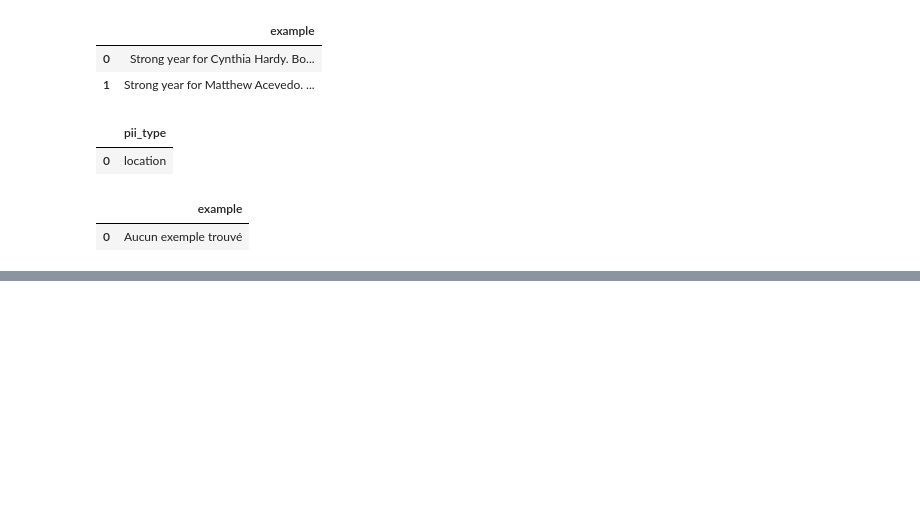
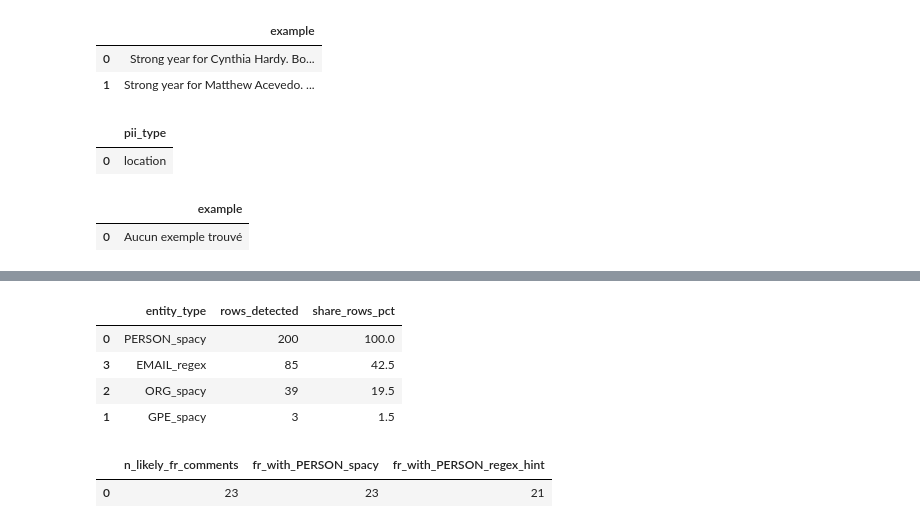
Before and after one commit to Franck-Beugnet/M2-B2-athena-celia-franck, a Jupyter notebook: notebooks/M2-B2_anonymisation_franck.ipynb, the cells around one changed output, grey strips where cells are left out. Drawn from its saved outputs; the diff is of its cells as text; code cells hidden in the pictures; blank space fills up the shorter version.

```diff
--- a/notebooks/M2-B2_anonymisation_franck.ipynb
+++ b/notebooks/M2-B2_anonymisation_franck.ipynb
@@ -165,0 +224,51 @@ with pd.option_context("display.max_colwidth", None):
+# %%
+# Extraction NER sur tout le sample
+ner_rows = []
+for idx, text in comments.items():
+    ents = extract_entities(text)
+    ner_rows.append(
+        {
+            "row_id": int(idx),
+            "comment": text,
+            **ents,
+        }
+    )
+
+ner_df = pd.DataFrame(ner_rows)
+
+# Frequencedetection par type
+freq_summary = pd.DataFrame(
+    {
+        "entity_type": ["PERSON_spacy", "GPE_spacy", "ORG_spacy", "EMAIL_regex"],
+        "rows_detected": [
+            int(ner_df["PERSON_spacy"].apply(len).gt(0).sum()),
+            int(ner_df["GPE_spacy"].apply(len).gt(0).sum()),
+            int(ner_df["ORG_spacy"].apply(len).gt(0).sum()),
+            int(ner_df["EMAIL_regex"].apply(len).gt(0).sum()),
+        ],
+    }
+)
+freq_summary["share_rows_pct"] = (100 * freq_summary["rows_detected"] / len(ner_df)).round(2)
+display(freq_summary.sort_values("rows_detected", ascending=False))
+
+# Indicateur de trous potentiels sur les commentaires FR
+fr_subset = ner_df[ner_df["is_likely_french"]].copy()
+if len(fr_subset) > 0:
+    fr_gap = pd.DataFrame(
+        {
+            "n_likely_fr_comments": [len(fr_subset)],
+            "fr_with_PERSON_spacy": [int(fr_subset["PERSON_spacy"].apply(len).gt(0).sum())],
+            "fr_with_PERSON_regex_hint": [int(fr_subset["PERSON_regex_fr_hint"].apply(len).gt(0).sum())],
+        }
+)
+    display(fr_gap)
+else:
+    display(pd.DataFrame({"info": ["Aucun commentaire detecte comme potentiellement FR par heuristique"]}))
+# %% [output]
+|  | entity_type | rows_detected | share_rows_pct |
+| 0 | PERSON_spacy | 200 | 100.0 |
+| 3 | EMAIL_regex | 85 | 42.5 |
+| 2 | ORG_spacy | 39 | 19.5 |
+| 1 | GPE_spacy | 3 | 1.5 |
+|  | n_likely_fr_comments | fr_with_PERSON_spacy | fr_with_PERSON_regex_hint |
+| 0 | 23 | 23 | 21 |
```
Also changed, not shown: parts of 5 cells of this notebook, 1 other file.
